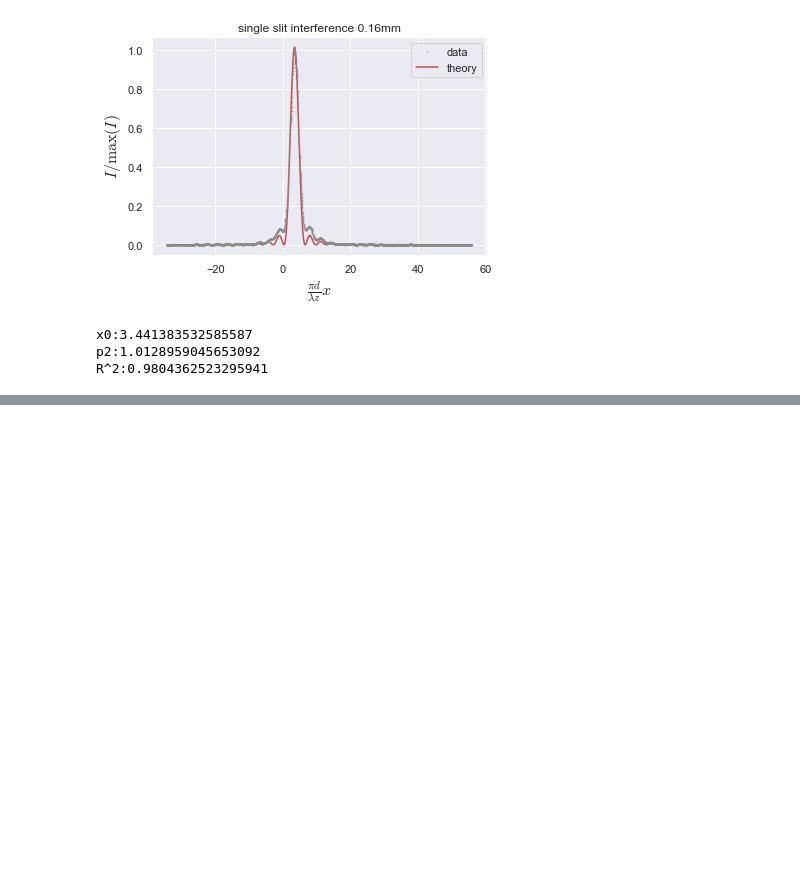
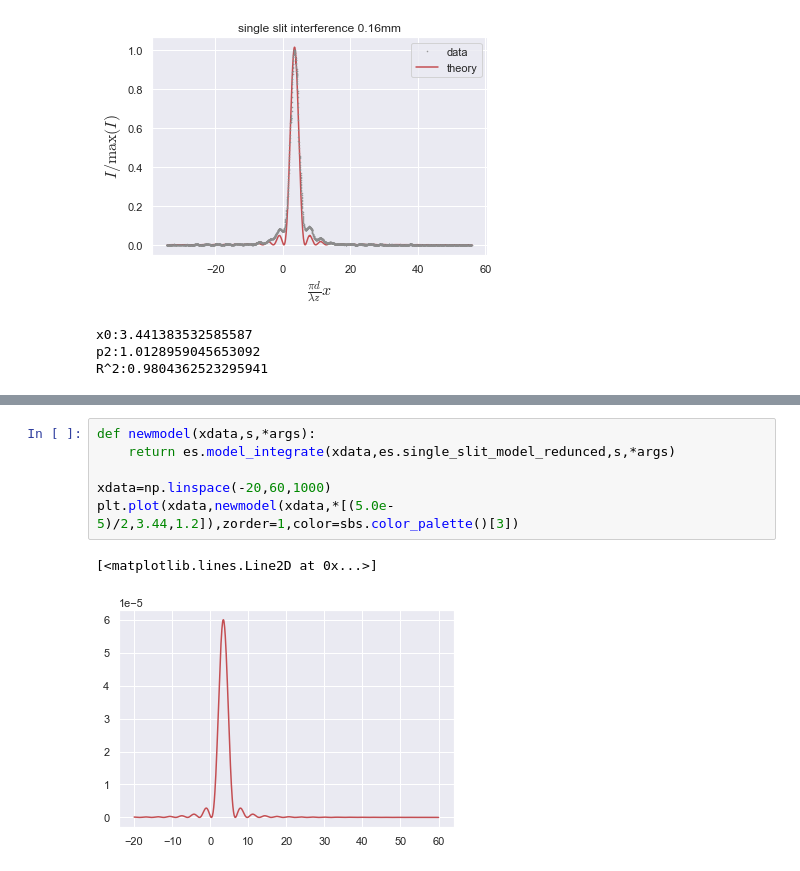
Before and after one commit to EdoMor/notebooks, a Jupyter notebook: edos single slit notebook.ipynb, the cells around one changed output, grey strips where cells are left out. Saved outputs shown, nothing was run; the diff lists cells and outputs as text; blank space fills up the shorter version.

```diff
--- a/edos single slit notebook.ipynb
+++ b/edos single slit notebook.ipynb
@@ -497,0 +488,9 @@ R^2:0.9898040213914351
+# %%
+def newmodel(xdata,s,*args):
+    return es.model_integrate(xdata,es.single_slit_model_redunced,s,*args)
+
+xdata=np.linspace(-20,60,1000)
+plt.plot(xdata,newmodel(xdata,*[(5.0e-5)/2,3.44,1.2]),zorder=1,color=sbs.color_palette()[3])
+# %% [output]
+[<matplotlib.lines.Line2D at 0x...>]
+[figure, added]
```
Also changed, not shown: parts of 9 cells of this notebook, 29 other files.
